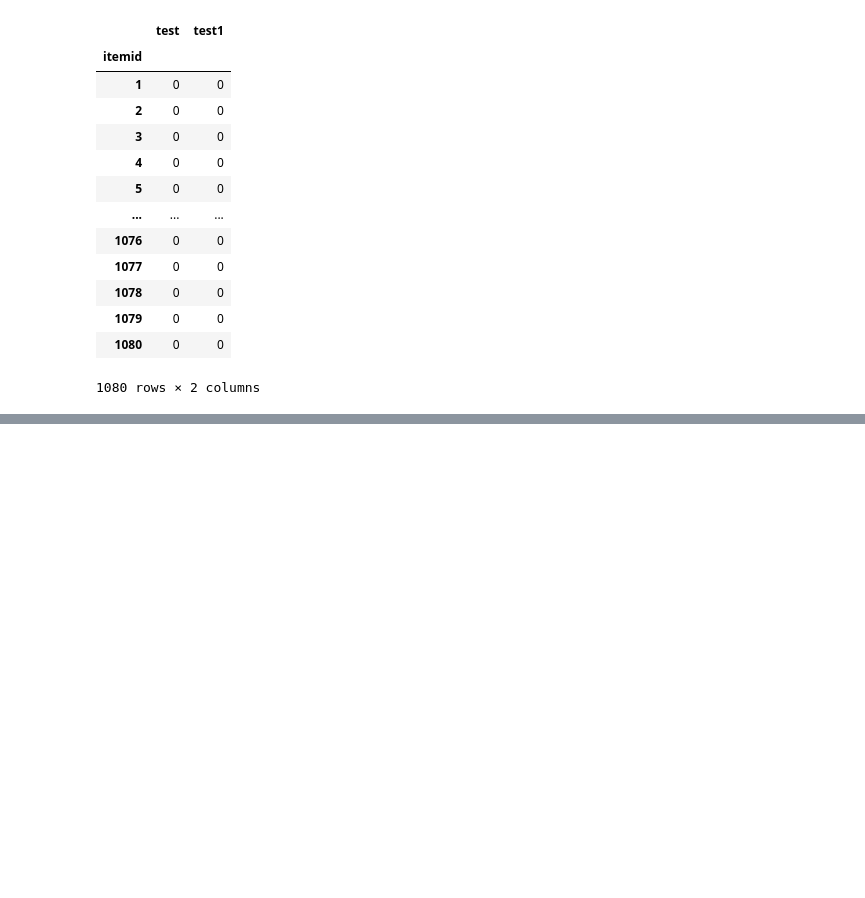
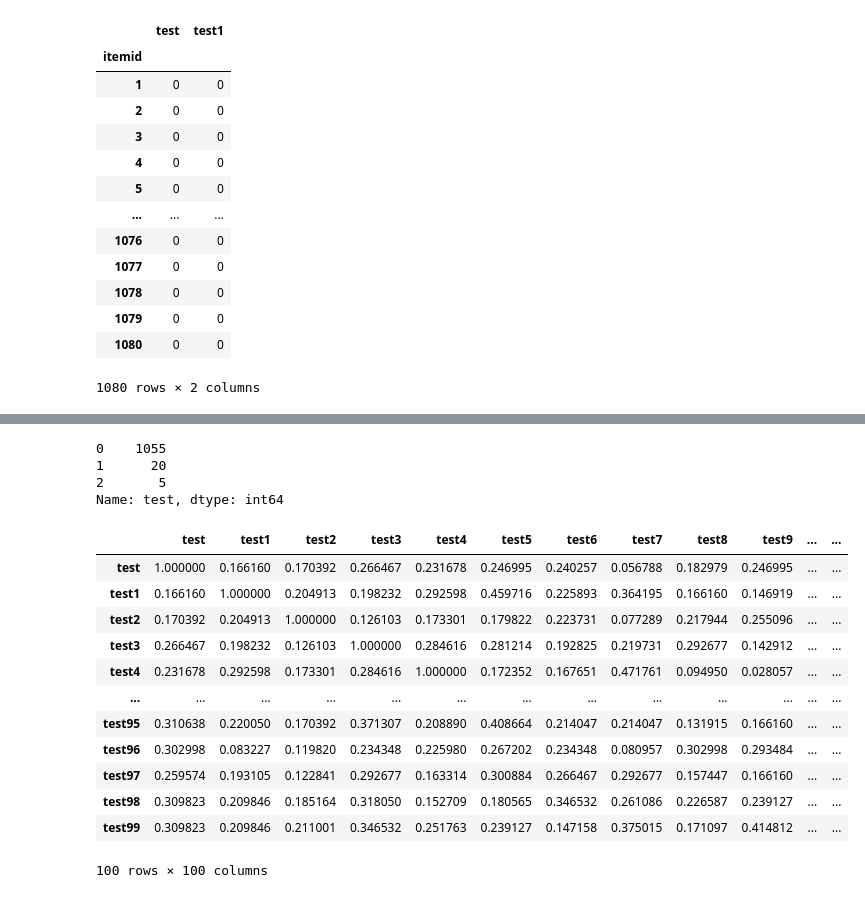
Before and after one commit to Encore16Backend/ByeBuyingAI, a Jupyter notebook: TableToDataFrame.ipynb, the cells around one changed output, grey strips where cells are left out. Cells and saved outputs as stored; diff of their text form; code cells hidden in the pictures; blank space fills up the shorter version.

```diff
--- a/TableToDataFrame.ipynb
+++ b/TableToDataFrame.ipynb
@@ -186,0 +158,24 @@ test
+# %%
+df['test'].value_counts()
+# %% [output]
+0    1055
+1      20
+2       5
+Name: test, dtype: int64
+# %%
+user_similarity = df.corr()
+user_similarity
+# %% [output]
+|  | test | test1 | test2 | test3 | test4 | test5 | test6 | test7 | test8 | test9 | ... | ... |
+| test | 1.000000 | 0.166160 | 0.170392 | 0.266467 | 0.231678 | 0.246995 | 0.240257 | 0.056788 | 0.182979 | 0.246995 | ... | ... |
+| test1 | 0.166160 | 1.000000 | 0.204913 | 0.198232 | 0.292598 | 0.459716 | 0.225893 | 0.364195 | 0.166160 | 0.146919 | ... | ... |
+| test2 | 0.170392 | 0.204913 | 1.000000 | 0.126103 | 0.173301 | 0.179822 | 0.223731 | 0.077289 | 0.217944 | 0.255096 | ... | ... |
+| test3 | 0.266467 | 0.198232 | 0.126103 | 1.000000 | 0.284616 | 0.281214 | 0.192825 | 0.219731 | 0.292677 | 0.142912 | ... | ... |
+| test4 | 0.231678 | 0.292598 | 0.173301 | 0.284616 | 1.000000 | 0.172352 | 0.167651 | 0.471761 | 0.094950 | 0.028057 | ... | ... |
+| ... | ... | ... | ... | ... | ... | ... | ... | ... | ... | ... | ... | ... |
+| test95 | 0.310638 | 0.220050 | 0.170392 | 0.371307 | 0.208890 | 0.408664 | 0.214047 | 0.214047 | 0.131915 | 0.166160 | ... | ... |
+| test96 | 0.302998 | 0.083227 | 0.119820 | 0.234348 | 0.225980 | 0.267202 | 0.234348 | 0.080957 | 0.302998 | 0.293484 | ... | ... |
+| test97 | 0.259574 | 0.193105 | 0.122841 | 0.292677 | 0.163314 | 0.300884 | 0.266467 | 0.292677 | 0.157447 | 0.166160 | ... | ... |
+| test98 | 0.309823 | 0.209846 | 0.185164 | 0.318050 | 0.152709 | 0.180565 | 0.346532 | 0.261086 | 0.226587 | 0.239127 | ... | ... |
+| test99 | 0.309823 | 0.209846 | 0.211001 | 0.346532 | 0.251763 | 0.239127 | 0.147158 | 0.375015 | 0.171097 | 0.414812 | ... | ... |
+100 rows × 100 columns
```
Also changed, not shown: parts of 24 cells of this notebook, 4 other files.
